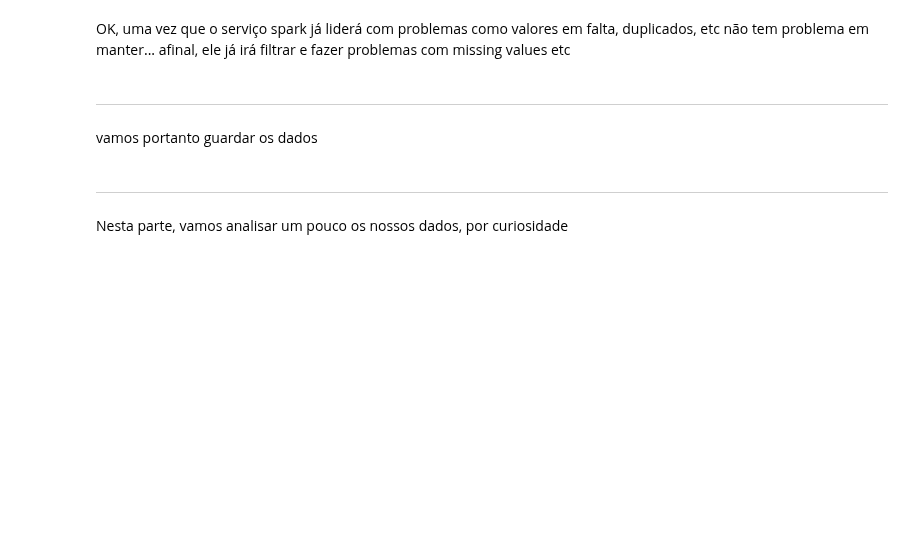
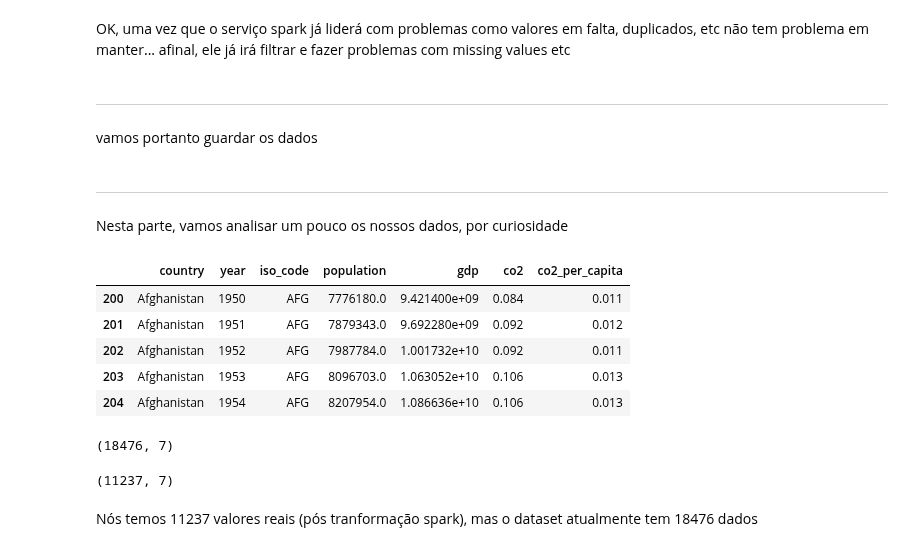
Before and after one commit to httpirsh/miacd-iacd-data-pipeline, a Jupyter notebook: scripts/eda.ipynb, the cells around one changed output. Saved outputs shown, nothing was run; the diff lists cells and outputs as text; code cells hidden in the pictures; blank space fills up the shorter version.

```diff
--- a/scripts/eda.ipynb
+++ b/scripts/eda.ipynb
@@ -307,3 +313,25 @@ df_v4.to_csv('../data/reduced_co2.csv', index=False)
 # %% [markdown]
 ---
 Nesta parte, vamos analisar um pouco os nossos dados, por curiosidade
+# %%
+df_final = df_v5.copy()
+df_final.head()
+# %% [output]
+|  | country | year | iso_code | population | gdp | co2 | co2_per_capita |
+| 200 | Afghanistan | 1950 | AFG | 7776180.0 | 9.421400e+09 | 0.084 | 0.011 |
+| 201 | Afghanistan | 1951 | AFG | 7879343.0 | 9.692280e+09 | 0.092 | 0.012 |
+| 202 | Afghanistan | 1952 | AFG | 7987784.0 | 1.001732e+10 | 0.092 | 0.011 |
+| 203 | Afghanistan | 1953 | AFG | 8096703.0 | 1.063052e+10 | 0.106 | 0.013 |
+| 204 | Afghanistan | 1954 | AFG | 8207954.0 | 1.086636e+10 | 0.106 | 0.013 |
+# %%
+df_final.shape
+# %% [output]
+(18476, 7)
+# %%
+df_aux = df_final.copy()
+df_au = df_aux.dropna()
+df_au.shape
+# %% [output]
+(11237, 7)
+# %% [markdown]
+Nós temos 11237 valores reais (pós tranformação spark), mas o dataset atualmente tem 18476 dados
```
Also changed, not shown: parts of 11 cells of this notebook, 1 other file.
